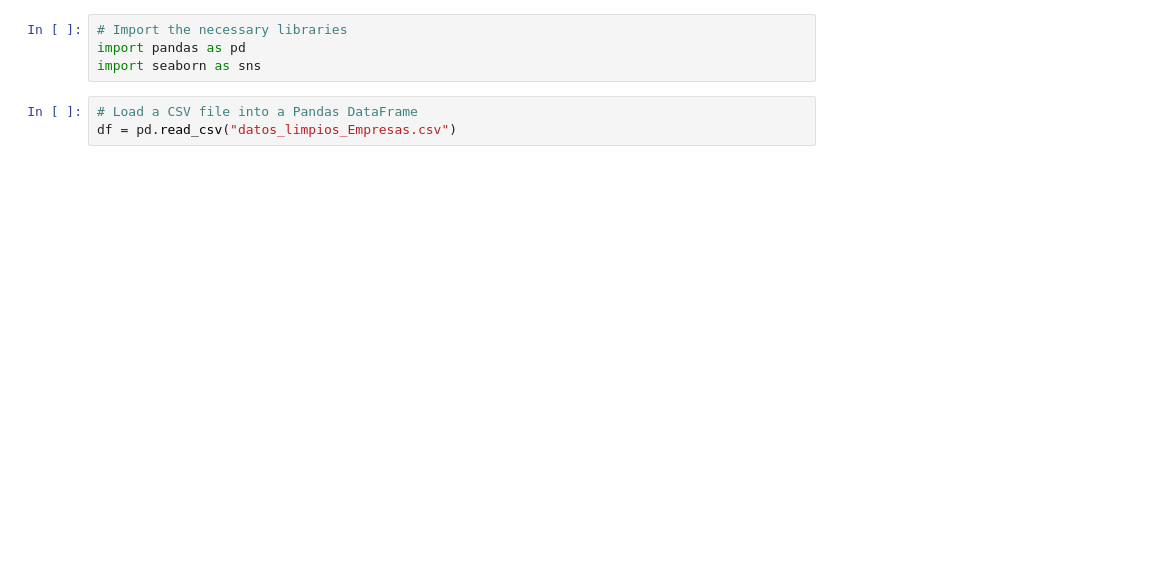
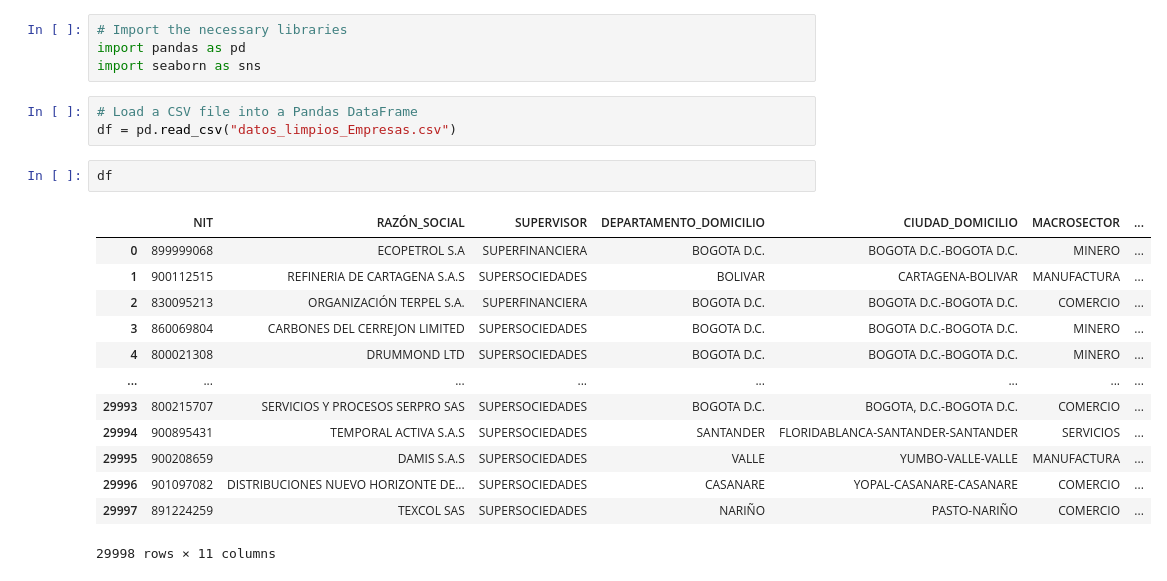
Before and after one commit to gabrielroncancio/herramientas_big_data_SAG, a Jupyter notebook: visualizacion_bar.ipynb, the cells around one changed output. Cells and saved outputs as stored; diff of their text form; blank space fills up the shorter version.

```diff
--- a/visualizacion_bar.ipynb
+++ b/visualizacion_bar.ipynb
@@ -5,6 +5,22 @@ import seaborn as sns
 # %%
 # Load a CSV file into a Pandas DataFrame
 df = pd.read_csv("datos_limpios_Empresas.csv")
+# %%
+df
+# %% [output]
+|  | NIT | RAZÓN_SOCIAL | SUPERVISOR | DEPARTAMENTO_DOMICILIO | CIUDAD_DOMICILIO | MACROSECTOR | ... |
+| 0 | 899999068 | ECOPETROL S.A | SUPERFINANCIERA | BOGOTA D.C. | BOGOTA D.C.-BOGOTA D.C. | MINERO | ... |
+| 1 | 900112515 | REFINERIA DE CARTAGENA S.A.S | SUPERSOCIEDADES | BOLIVAR | CARTAGENA-BOLIVAR | MANUFACTURA | ... |
+| 2 | 830095213 | ORGANIZACIÓN TERPEL S.A. | SUPERFINANCIERA | BOGOTA D.C. | BOGOTA D.C.-BOGOTA D.C. | COMERCIO | ... |
+| 3 | 860069804 | CARBONES DEL CERREJON LIMITED | SUPERSOCIEDADES | BOGOTA D.C. | BOGOTA D.C.-BOGOTA D.C. | MINERO | ... |
+| 4 | 800021308 | DRUMMOND LTD | SUPERSOCIEDADES | BOGOTA D.C. | BOGOTA D.C.-BOGOTA D.C. | MINERO | ... |
+| ... | ... | ... | ... | ... | ... | ... | ... |
+| 29993 | 800215707 | SERVICIOS Y PROCESOS SERPRO SAS | SUPERSOCIEDADES | BOGOTA D.C. | BOGOTA, D.C.-BOGOTA D.C. | COMERCIO | ... |
+| 29994 | 900895431 | TEMPORAL ACTIVA S.A.S | SUPERSOCIEDADES | SANTANDER | FLORIDABLANCA-SANTANDER-SANTANDER | SERVICIOS | ... |
+| 29995 | 900208659 | DAMIS S.A.S | SUPERSOCIEDADES | VALLE | YUMBO-VALLE-VALLE | MANUFACTURA | ... |
+| 29996 | 901097082 | DISTRIBUCIONES NUEVO HORIZONTE DE... | SUPERSOCIEDADES | CASANARE | YOPAL-CASANARE-CASANARE | COMERCIO | ... |
+| 29997 | 891224259 | TEXCOL SAS | SUPERSOCIEDADES | NARIÑO | PASTO-NARIÑO | COMERCIO | ... |
+29998 rows × 11 columns
 # %%
 # Return a tuple representing the dimensionality of the DataFrame.
 # First value  = Number of Rows including the header.
```
Also changed, not shown: parts of 7 cells of this notebook, 3 other files.
